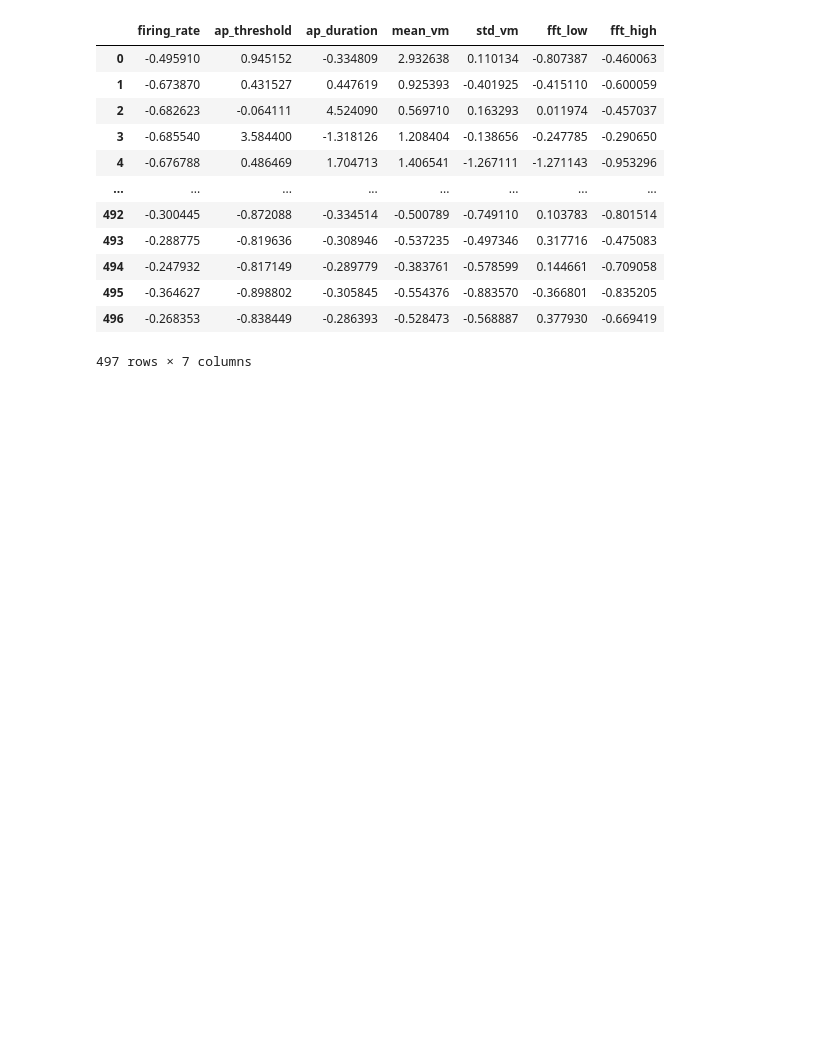
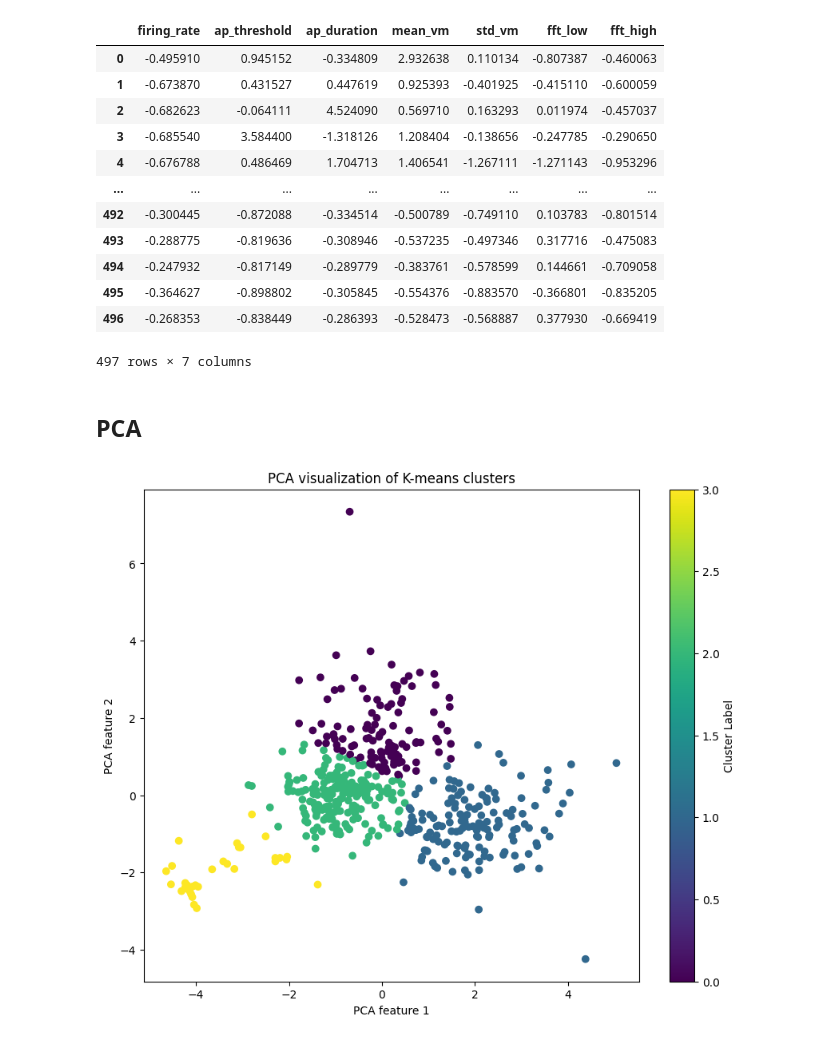
Before and after one commit to mariscoglio/bio482_cell_classifier, a Jupyter notebook: unsupervised.ipynb, the cells around one changed output. Saved outputs shown, nothing was run; the diff lists cells and outputs as text; code cells hidden in the pictures; blank space fills up the shorter version.

```diff
--- a/unsupervised.ipynb
+++ b/unsupervised.ipynb
@@ -236,0 +248,21 @@ data
+# %% [markdown]
+## PCA
+# %%
+# Step 1: Dimensionality Reduction using PCA
+pca = PCA(n_components=2, random_state=seed)  # Retain 95% of the variance
+data_pca = pca.fit_transform(data)
+
+# Step 2: Clustering using K-means
+kmeans = KMeans(n_clusters=4, random_state=seed)  # Example with 5 clusters
+clusters = kmeans.fit_predict(data_pca)
+
+# Plotting the t-SNE results
+plt.figure(figsize=(10, 8))
+plt.scatter(data_pca[:, 0], data_pca[:, 1], c=clusters, cmap='viridis')
+plt.title('PCA visualization of K-means clusters')
+plt.xlabel('PCA feature 1')
+plt.ylabel('PCA feature 2')
+plt.colorbar(label='Cluster Label')
+plt.show()
+# %% [output]
+[figure, added]
```
Also changed, not shown: parts of 31 cells of this notebook.
